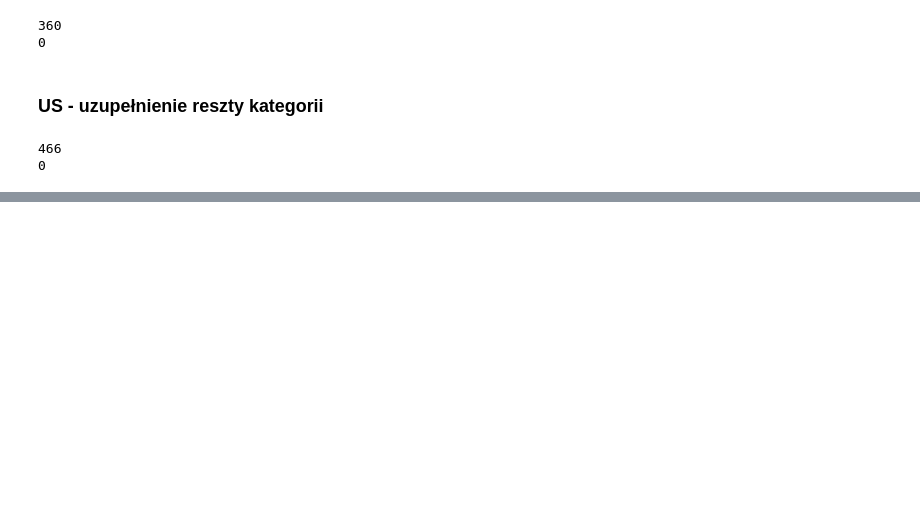
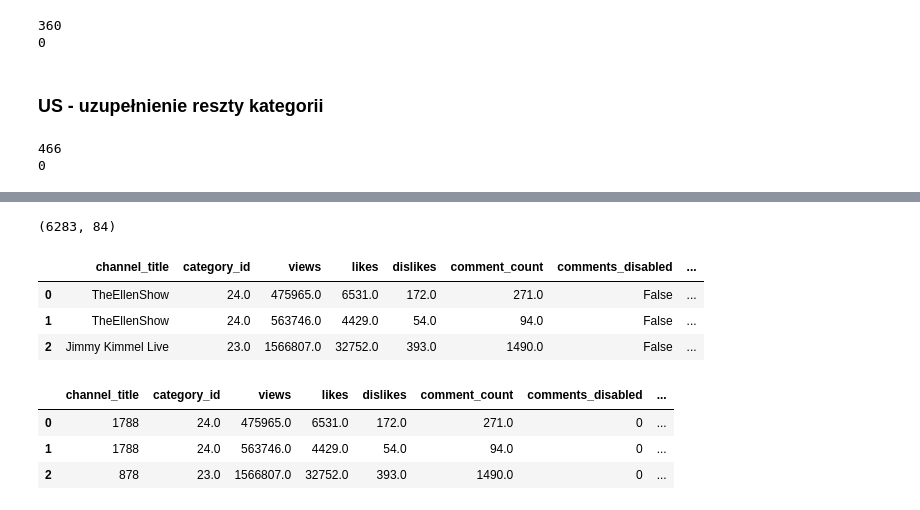
Before and after one commit to AdamKlejda/PED_YT, a Jupyter notebook: notebooks/Etap3/LiLateeEtap3.ipynb, the cells around one changed output, grey strips where cells are left out. Drawn from its saved outputs; the diff is of its cells as text; code cells hidden in the pictures; blank space fills up the shorter version.

```diff
--- a/notebooks/Etap3/LiLateeEtap3.ipynb
+++ b/notebooks/Etap3/LiLateeEtap3.ipynb
@@ -104,0 +117,38 @@ print(df.category_id.isna().sum())
+# %%
+def remove_columns(df):
+    df = df.loc[:, ~df.columns.isin([
+        'video_id', 'trending_date', 'title', 'publish_time', 'tags',
+        'thumbnail_link', 'description', 'region', 'pub_date', 'tren_date',
+        'desc_clean', 'desc_list_of_urls', 'region.1', 'hist_r', 'hist_g', 'hist_b',
+        'thumb_ocr_text', 'clean_thumb_ocr_text', 'thumb_ocr_text_V2',
+        'bboxes', 'avg_texts_coords', 'features_vec_resnet18', 'emotions',
+        'tren_year', 'pub_year' ])]
+    return df
+df = remove_columns(df)
+print(df.shape)
+df[:3]
+# %% [output]
+(6283, 84)
+|  | channel_title | category_id | views | likes | dislikes | comment_count | comments_disabled | ... |
+| 0 | TheEllenShow | 24.0 | 475965.0 | 6531.0 | 172.0 | 271.0 | False | ... |
+| 1 | TheEllenShow | 24.0 | 563746.0 | 4429.0 | 54.0 | 94.0 | False | ... |
+| 2 | Jimmy Kimmel Live | 23.0 | 1566807.0 | 32752.0 | 393.0 | 1490.0 | False | ... |
+# %%
+from sklearn.preprocessing import LabelEncoder
+
+def label_encoding(df):
+    columns_to_encode = [
+        'channel_title',
+        'comments_disabled', 'ratings_disabled', 'video_error_or_removed',
+        'isFacebook', 'isTwitter', 'isInstagram'
+    ]
+
+    df.loc[:,columns_to_encode] = df.loc[:,columns_to_encode].apply(LabelEncoder().fit_transform)
+    return df
+df = label_encoding(df)
+df[:3]
+# %% [output]
+|  | channel_title | category_id | views | likes | dislikes | comment_count | comments_disabled | ... |
+| 0 | 1788 | 24.0 | 475965.0 | 6531.0 | 172.0 | 271.0 | 0 | ... |
+| 1 | 1788 | 24.0 | 563746.0 | 4429.0 | 54.0 | 94.0 | 0 | ... |
+| 2 | 878 | 23.0 | 1566807.0 | 32752.0 | 393.0 | 1490.0 | 0 | ... |
```
Also changed, not shown: parts of 20 cells of this notebook, 10 other files.
